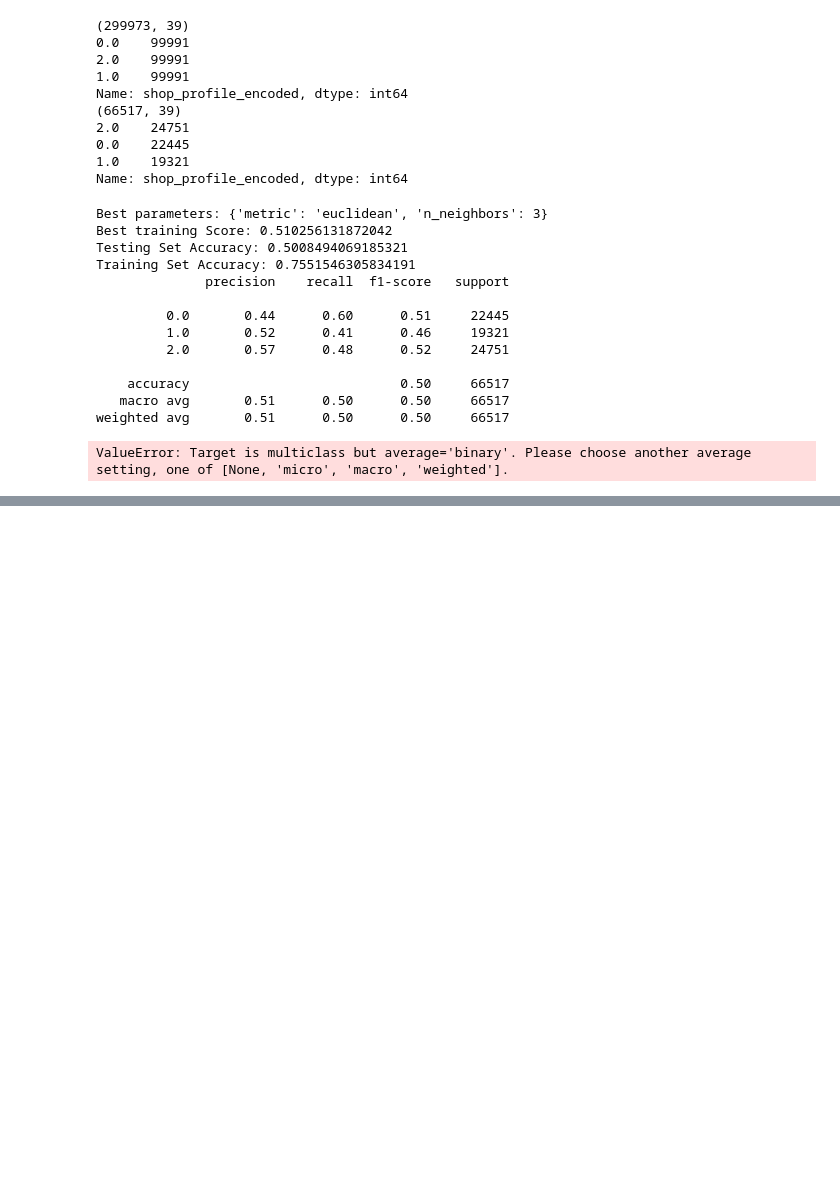
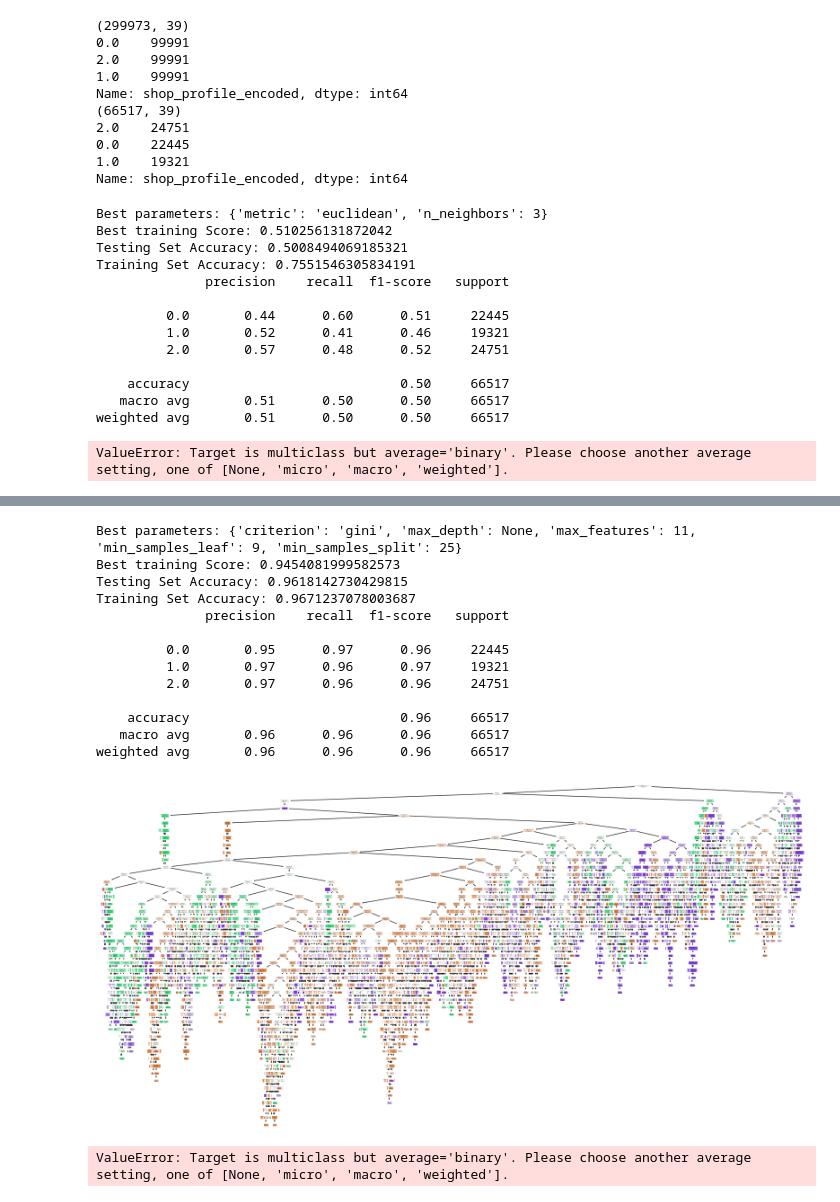
Before and after one commit to KasunAbeyweera/Store-Sales-Classification-with-Machine-Learning, a Jupyter notebook: Day_01/day_01.ipynb, the cells around one changed output, grey strips where cells are left out. Drawn from its saved outputs; the diff is of its cells as text; code cells hidden in the pictures; blank space fills up the shorter version.

```diff
--- a/Day_01/day_01.ipynb
+++ b/Day_01/day_01.ipynb
@@ -584,0 +603,68 @@ print(classification_report(y_test, test_pred))
+# %%
+# Load the data
+train = pd.read_csv("final_train.csv")
+X_train = train.drop(['shop_profile_encoded'], axis=1)
+y_train = train['shop_profile_encoded']
+
+test = pd.read_csv("final_test.csv")
+X_test = test.drop(['shop_profile_encoded'], axis=1)
+y_test = test['shop_profile_encoded']
+
+# Scale the features using StandardScaler
+scaler = StandardScaler()
+X_train_scaled = scaler.fit_transform(X_train)
+X_test_scaled = scaler.transform(X_test)
+
+# Creating the Decision Tree model
+tree = DecisionTreeClassifier(random_state=1)
+
+# hyperparameters Search
+parameters  = {"max_depth": [None, 3, 5, 7, 9, 11, 13, 15, 17, 19],
+              "max_features": [3, 5, 7, 9, 11, 13,],
+              "min_samples_leaf": [randint(1, 9)],
+              "min_samples_split": [2, 5, 10, 15, 20, 25, 30],
+              "criterion": ["gini", "entropy"]}
+
+
+# Tuning hyperparameters by using cross-validation method
+gridSearch = GridSearchCV(tree, param_grid=parameters, cv=5)
+gridSearch.fit(X_train_scaled, y_train)
+
+print("Best parameters:", gridSearch.best_params_)
+print("Best training Score:", gridSearch.best_score_)
+
+# Evaluate the model on testing set
+test_pred = gridSearch.predict(X_test_scaled)
+train_pred = gridSearch.predict(X_train_scaled)
+print('Testing Set Accuracy:', accuracy_score(y_test, test_pred))
+print('Training Set Accuracy:', accuracy_score(y_train, train_pred))
+
+# Printing classification report
+print(classification_report(y_test, test_pred))
+
+plt.figure(figsize=(20, 10))
+plot_tree(gridSearch.best_estimator_, feature_names=X_train.columns, class_names=['0', '1','2'], filled=True)
+plt.show()
+# Evaluate the model on testing set
+test_pred = gridSearch.predict(X_test_scaled)
+train_pred = gridSearch.predict(X_train_scaled)
+accuracy = accuracy_score(y_test, test_pred)
+precision = precision_score(y_test, test_pred)
+recall = recall_score(y_test, test_pred)
+f1 = f1_score(y_test, test_pred)
+# %% [output]
+Best parameters: {'criterion': 'gini', 'max_depth': None, 'max_features': 11, 'min_samples_leaf': 9, 'min_samples_split': 25}
+Best training Score: 0.9454081999582573
+Testing Set Accuracy: 0.9618142730429815
+Training Set Accuracy: 0.9671237078003687
+              precision    recall  f1-score   support
+
+         0.0       0.95      0.97      0.96     22445
+         1.0       0.97      0.96      0.97     19321
+         2.0       0.97      0.96      0.96     24751
+
+    accuracy                           0.96     66517
+   macro avg       0.96      0.96      0.96     66517
+weighted avg       0.96      0.96      0.96     66517
+[figure, added]
+ValueError: Target is multiclass but average='binary'. Please choose another average setting, one of [None, 'micro', 'macro', 'weighted'].
```
Also changed, not shown: parts of 1 cell of this notebook.
